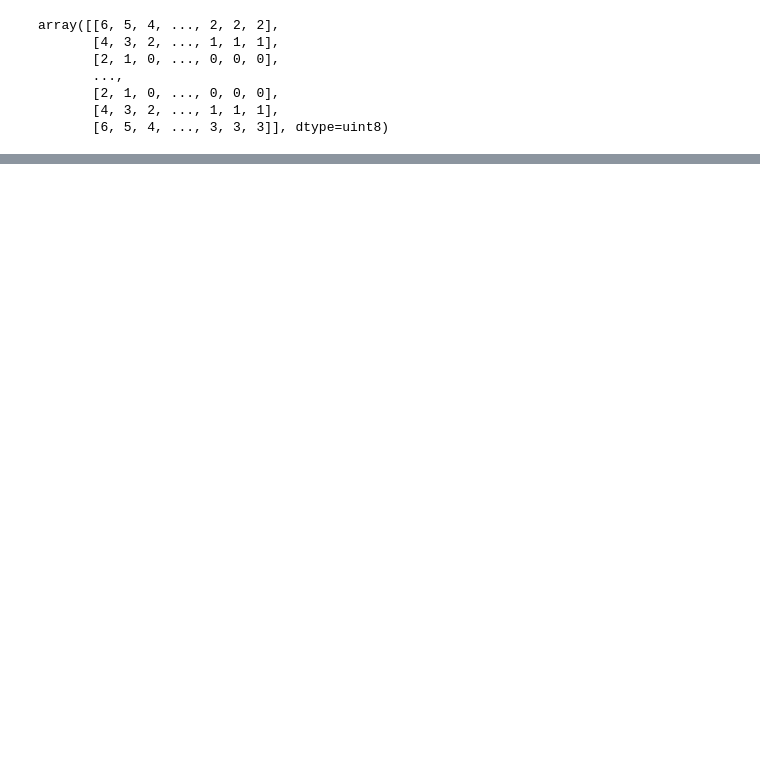
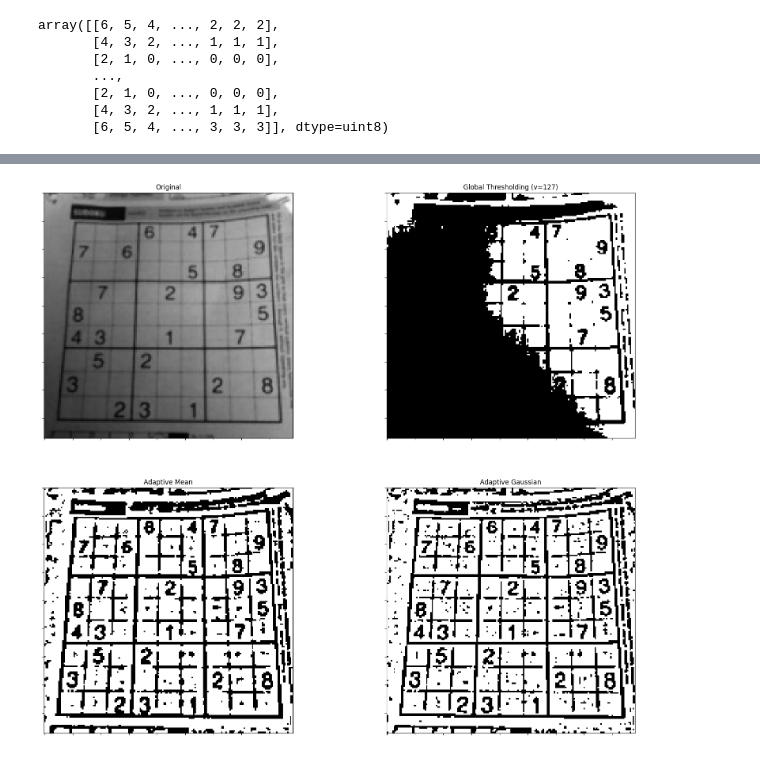
Before and after one commit to mshajarrazip/OpenCV-Notes, a Jupyter notebook: python/image-thresholding.ipynb, the cells around one changed output, grey strips where cells are left out. Saved outputs shown, nothing was run; the diff lists cells and outputs as text; code cells hidden in the pictures; blank space fills up the shorter version.

```diff
--- a/python/image-thresholding.ipynb
+++ b/python/image-thresholding.ipynb
@@ -90,0 +142,21 @@ plt.show()
+# %%
+img_in = img_blur
+_, im1 = cv.threshold(img_in, threshold_value, new_value, cv.THRESH_BINARY)
+imgs = [img_in, im1]
+adaptive_methods = [cv.ADAPTIVE_THRESH_MEAN_C, cv.ADAPTIVE_THRESH_GAUSSIAN_C]
+imgs += [
+    cv.adaptiveThreshold(img_in, 255, method, cv.THRESH_BINARY, 11, 2)
+    for method in adaptive_methods
+]
+
+titles = ['Original', 'Global Thresholding (v=127)', 'Adaptive Mean', 'Adaptive Gaussian']
+_, ax = plt.subplots(2, 2, figsize=(width*2/100, height*2/100))
+for i, im in enumerate(imgs):
+    ax_ = ax[i//2][i%2]
+    show_image(cv.cvtColor(im, cv.COLOR_GRAY2RGB), ax=ax_)
+    ax_.set_title(titles[i])
+    ax_.xaxis.set_ticklabels([])
+    ax_.yaxis.set_ticklabels([])
+
+plt.show()
+# %% [output]
@@ -90,0 +167 @@ plt.show()
+[figure, added]
```
Also changed, not shown: parts of 14 cells of this notebook, 1 other file.
